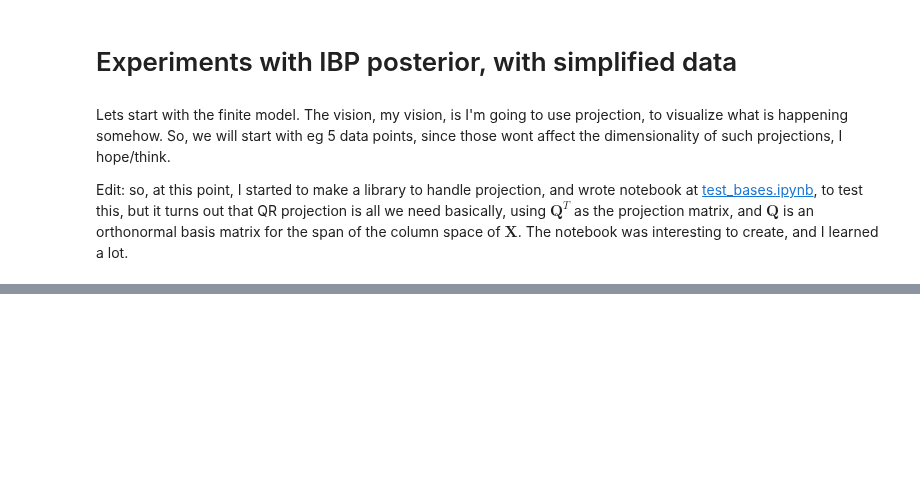
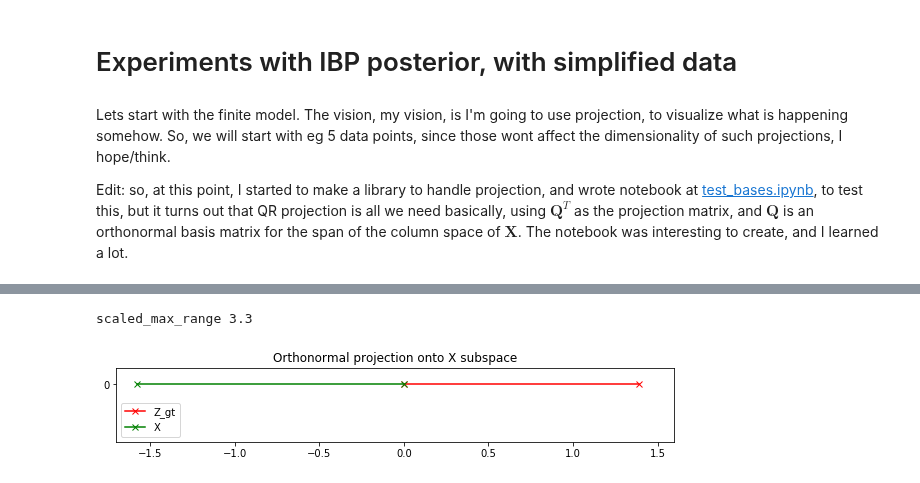
Before and after one commit to hughperkins/selfstudy-IBP, a Jupyter notebook: play_likelihood_attempt2.ipynb, the cells around one changed output, grey strips where cells are left out. Saved outputs shown, nothing was run; the diff lists cells and outputs as text; code cells hidden in the pictures; blank space fills up the shorter version.

```diff
--- a/play_likelihood_attempt2.ipynb
+++ b/play_likelihood_attempt2.ipynb
@@ -76,0 +103,12 @@ X [[ 0.09973454]
+# %%
+XQ, _ = np.linalg.qr(X)
+
+mylib.proportional_axes(xlim=[-1.7, 1.6], ylim=[-0.35, 0.1])
+plt.plot([0, XQ.T.dot(Z_gt)], [0, 0], 'r-x', label='Z_gt')
+plt.plot([0, XQ.T.dot(X)], [0, 0], 'g-x', label='X')
+plt.title('Orthonormal projection onto X subspace')
+plt.legend()
+plt.show()
+# %% [output]
+scaled_max_range 3.3
+[figure, added]
```
Also changed, not shown: parts of 10 cells of this notebook, 1 other file.
